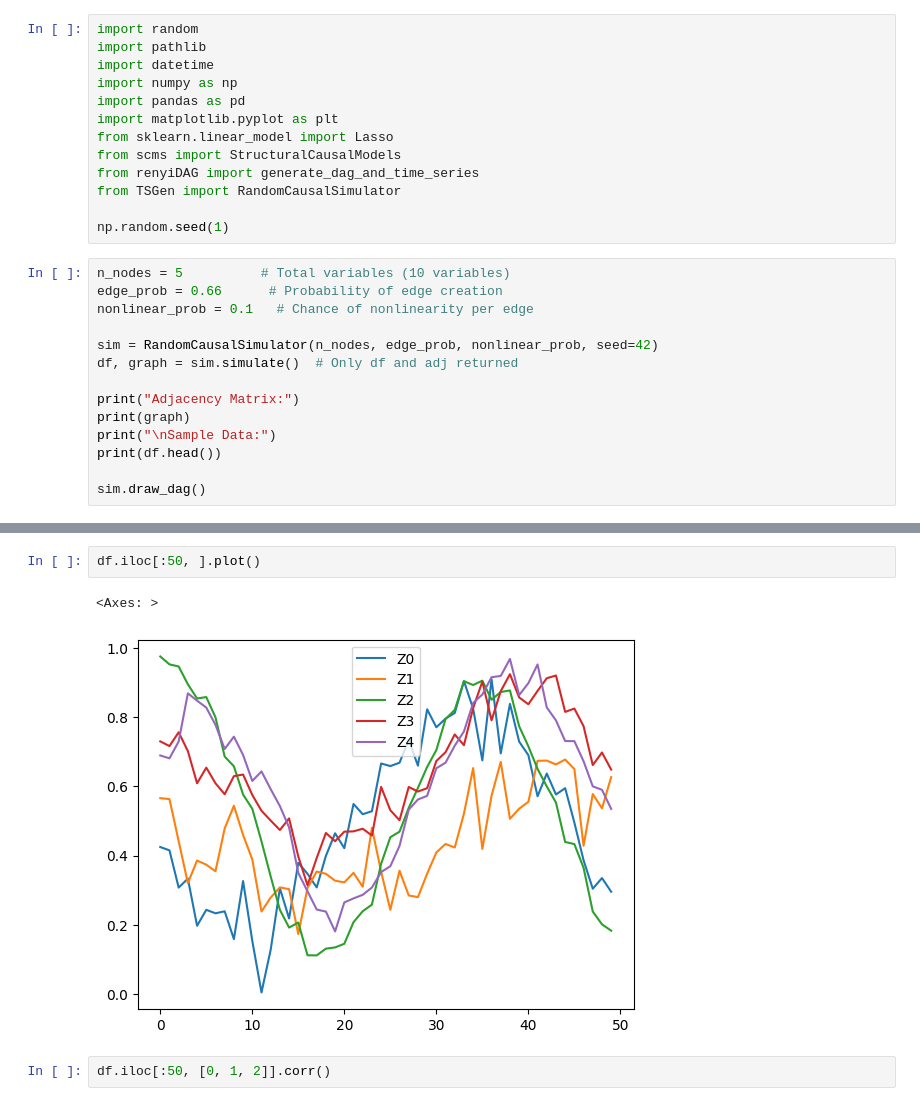
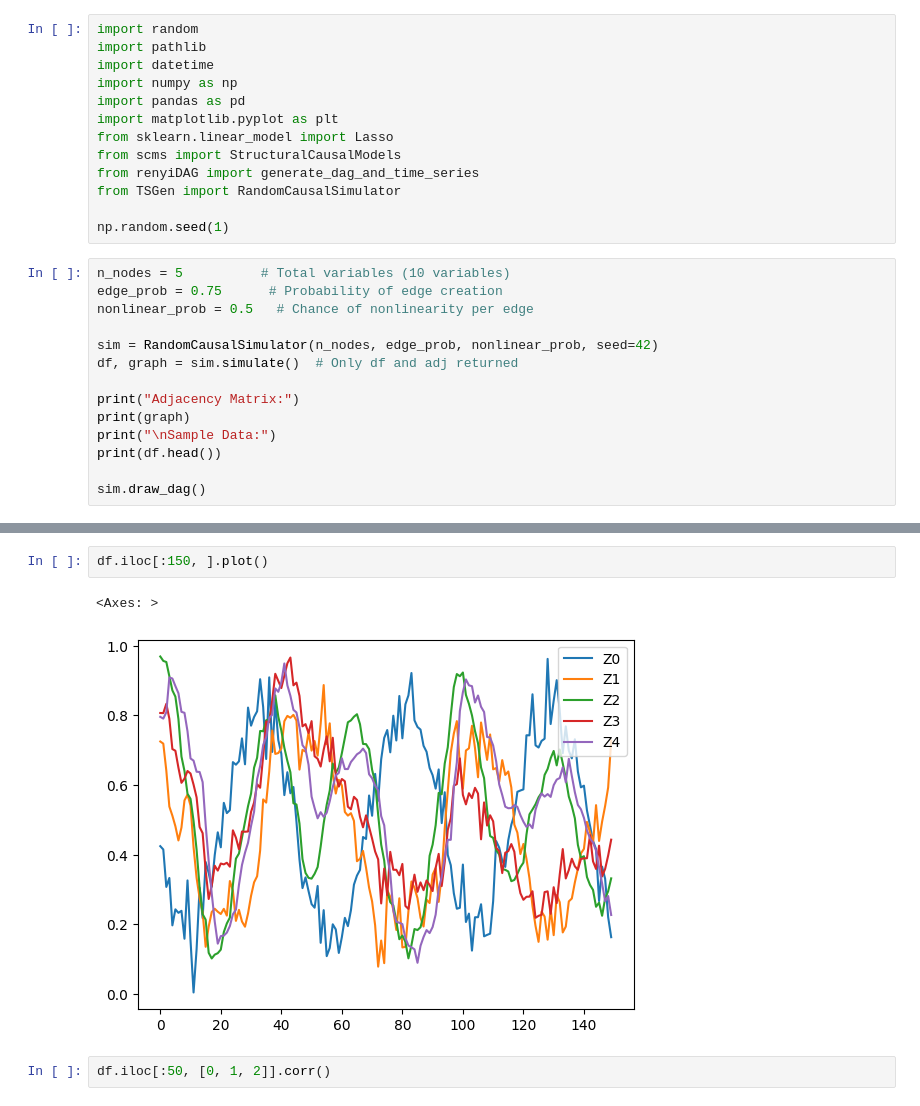
Before and after one commit to wasimahmadpk/cdmi, a Jupyter notebook: src/scms.ipynb, the cells around one changed output, grey strips where cells are left out. Cells and saved outputs as stored; diff of their text form.

```diff
--- a/src/scms.ipynb
+++ b/src/scms.ipynb
@@ -21,8 +21,8 @@ from TSGen import RandomCausalSimulator
 np.random.seed(1)
 # %%
 n_nodes = 5          # Total variables (10 variables)
-edge_prob = 0.66      # Probability of edge creation
-nonlinear_prob = 0.1   # Chance of nonlinearity per edge
+edge_prob = 0.75      # Probability of edge creation
+nonlinear_prob = 0.5   # Chance of nonlinearity per edge
 
 sim = RandomCausalSimulator(n_nodes, edge_prob, nonlinear_prob, seed=42)
 df, graph = sim.simulate()  # Only df and adj returned
@@ -52,8 +52,8 @@ Sample Data:
 # %%
-df.iloc[:50, ].plot()
+df.iloc[:150, ].plot()
 # %% [output]
 <Axes: >
-[figure, old version]
+[figure, new version]
 # %%
 df.iloc[:50, [0, 1, 2]].corr()
 # %% [output]
```
Also changed, not shown: parts of 1 cell of this notebook, 2 other files.
